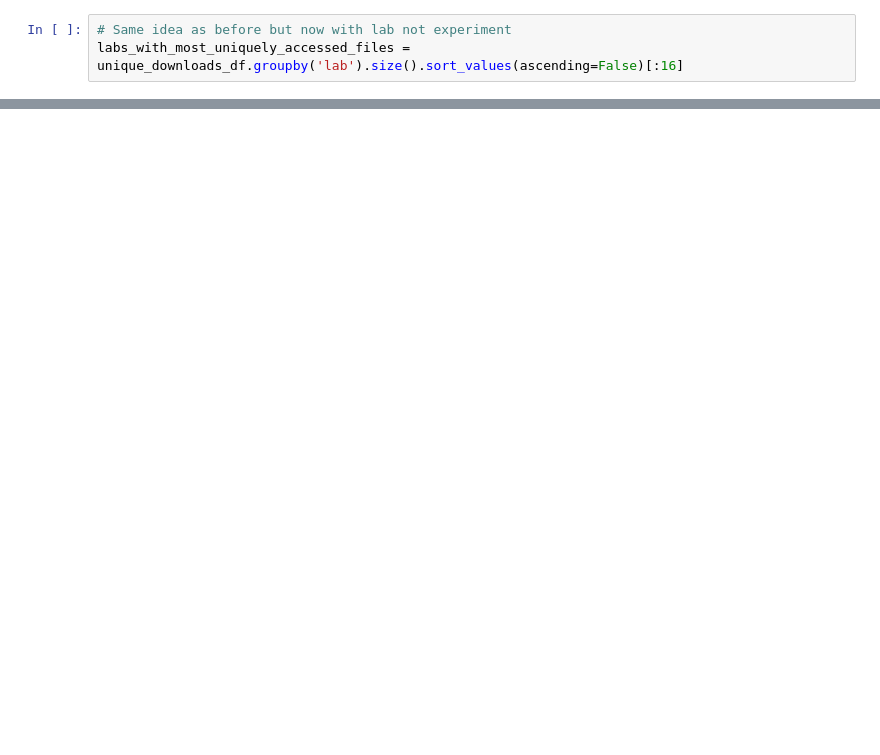
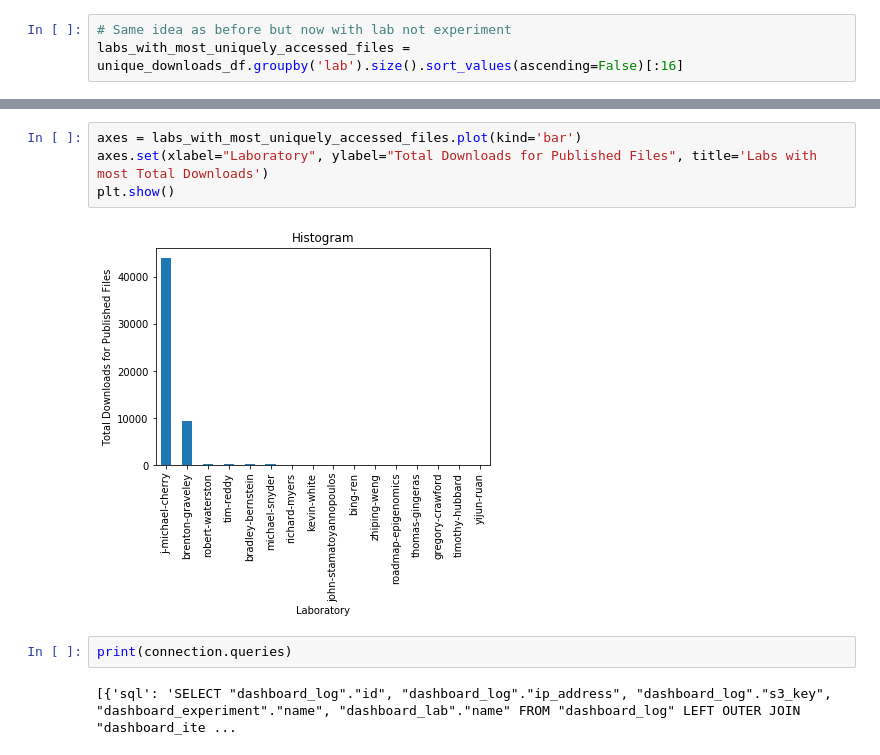
Before and after one commit to qhdwight/stanford-intern-2019, a Jupyter notebook: website/dashboard/lab_and_experiment_analysis.ipynb, the cells around one changed output, grey strips where cells are left out. Drawn from its saved outputs; the diff is of its cells as text; blank space fills up the shorter version.

```diff
--- a/website/dashboard/lab_and_experiment_analysis.ipynb
+++ b/website/dashboard/lab_and_experiment_analysis.ipynb
@@ -44,0 +44,10 @@ plt.savefig('lab_plot.png', dpi=300)
+# %%
+axes = labs_with_most_uniquely_accessed_files.plot(kind='bar')
+axes.set(xlabel="Laboratory", ylabel="Total Downloads for Published Files", title='Labs with most Total Downloads')
+plt.show()
+# %% [output]
+[figure, added]
+# %%
+print(connection.queries)
+# %% [output]
+[{'sql': 'SELECT "dashboard_log"."id", "dashboard_log"."ip_address", "dashboard_log"."s3_key", "dashboard_experiment"."name", "dashboard_lab"."name" FROM "dashboard_log" LEFT OUTER JOIN "dashboard_ite ...
```
Also changed, not shown: parts of 6 cells of this notebook, 13 other files.
